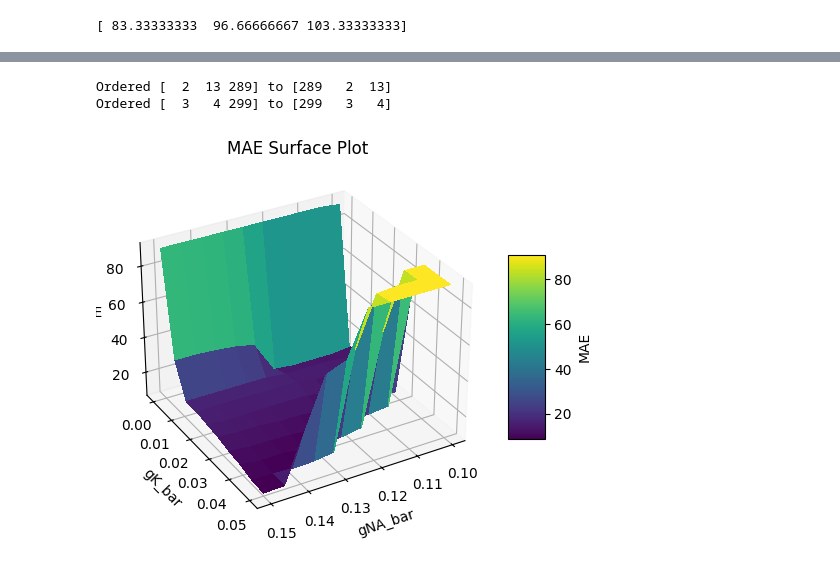
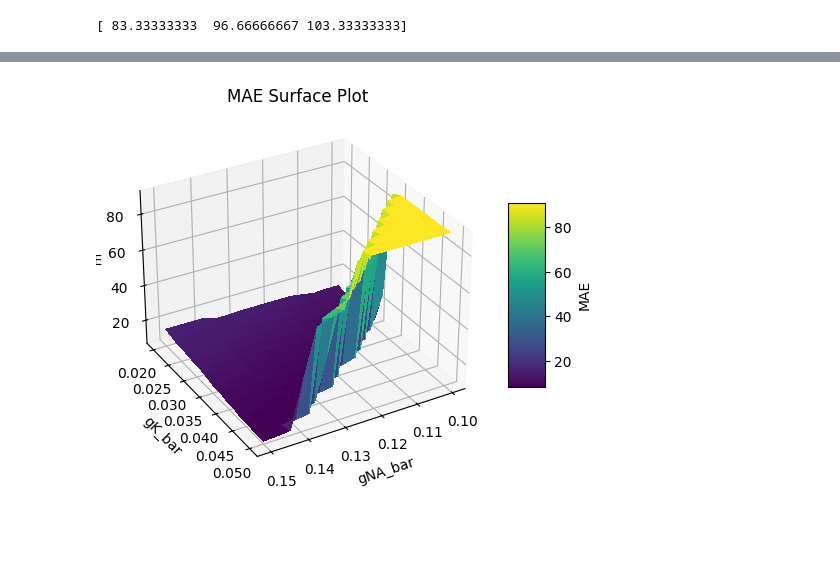
Before and after one commit to V-Marco/ACT, a Jupyter notebook: spiker_seg.ipynb, the cells around one changed output, grey strips where cells are left out. Saved outputs shown, nothing was run; the diff lists cells and outputs as text; code cells hidden in the pictures; blank space fills up the shorter version.

Commit message:
spiker comparison.

```diff
--- a/spiker_seg.ipynb
+++ b/spiker_seg.ipynb
@@ -268,7 +268,7 @@ from matplotlib import cm
 
 from act import ACTPlot as actplt
 
-module_name = "spiker_seg_narrow_range"
+module_name = "spiker_seg_narrow_range2"
 
 actplt.plot_training_fi_mae_surface_spiker_cell(
 f"./model/{module_name}/target/combined_out.npy",
@@ -285,6 +285,4 @@ Warning: no DISPLAY environment variable.
-Ordered [  2  13 289] to [289   2  13]
-Ordered [  3   4 299] to [299   3   4]
-[figure, old version]
+[figure, new version]
 # %%
 from act import ACTPlot as actplt
 
```
Also changed, not shown: parts of 8 cells of this notebook, 1 other file.
